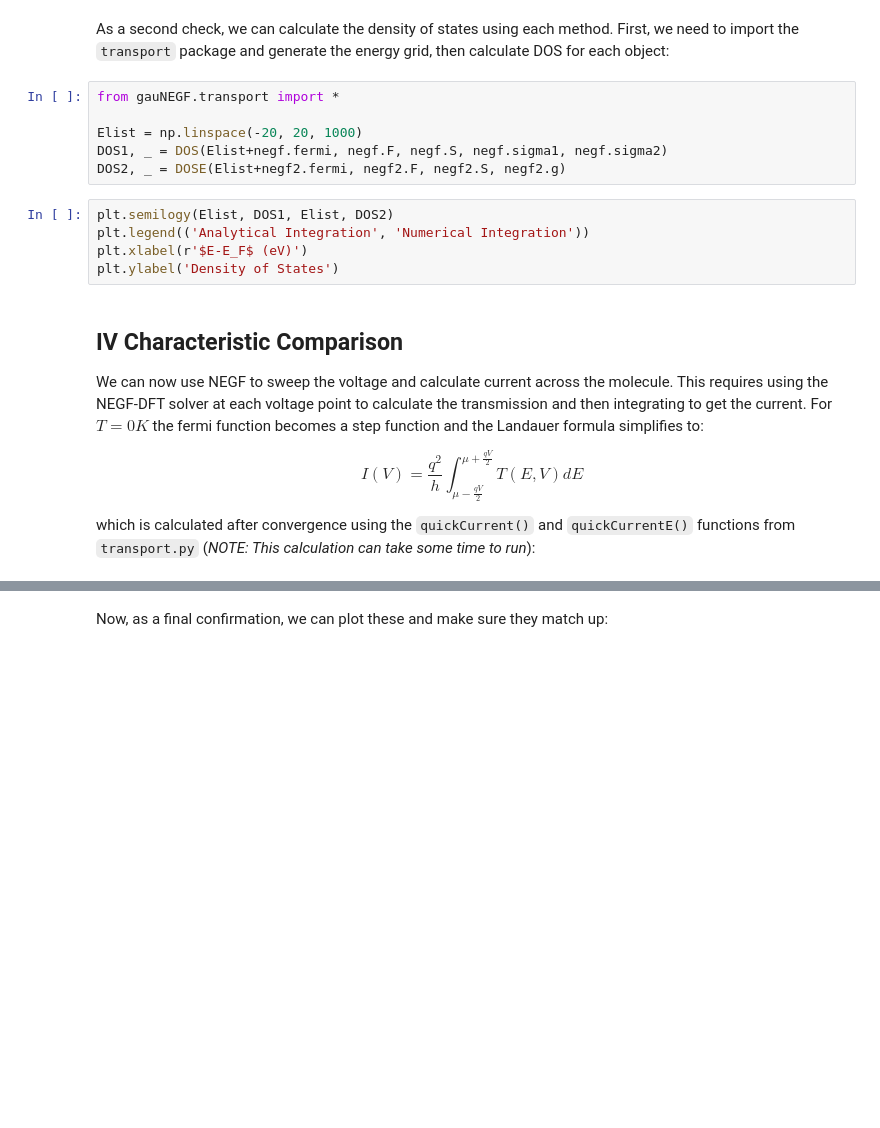
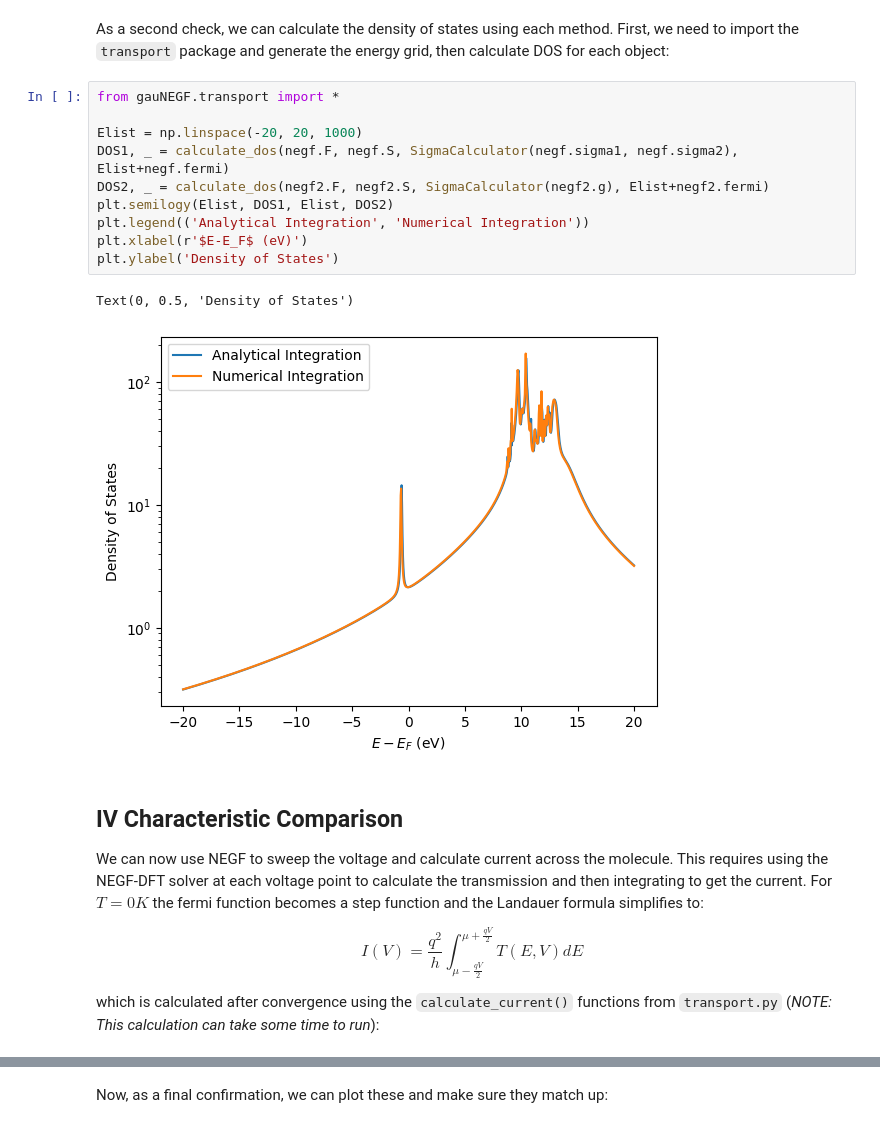
Before and after one commit to wliverno/GauNEGF, a Jupyter notebook: examples/IntegralDemo.ipynb, the cells around one changed output, grey strips where cells are left out. Drawn from its saved outputs; the diff is of its cells as text; blank space fills up the shorter version.

```diff
--- a/examples/IntegralDemo.ipynb
+++ b/examples/IntegralDemo.ipynb
@@ -141,14 +234,16 @@ As a second check, we can calculate the density of states using each method. Fir
 # %%
 from gauNEGF.transport import *
 
 Elist = np.linspace(-20, 20, 1000)
-DOS1, _ = DOS(Elist+negf.fermi, negf.F, negf.S, negf.sigma1, negf.sigma2)
-DOS2, _ = DOSE(Elist+negf2.fermi, negf2.F, negf2.S, negf2.g)
+DOS1, _ = calculate_dos(negf.F, negf.S, SigmaCalculator(negf.sigma1, negf.sigma2), Elist+negf.fermi)
+DOS2, _ = calculate_dos(negf2.F, negf2.S, SigmaCalculator(negf2.g), Elist+negf2.fermi)
+plt.semilogy(Elist, DOS1, Elist, DOS2)
+plt.legend(('Analytical Integration', 'Numerical Integration'))
+plt.xlabel(r'$E-E_F$ (eV)')
+plt.ylabel('Density of States')
+# %% [output]
+Text(0, 0.5, 'Density of States')
+[figure, added]
-# %%
-plt.semilogy(Elist, DOS1, Elist, DOS2)
-plt.legend(('Analytical Integration', 'Numerical Integration'))
-plt.xlabel(r'$E-E_F$ (eV)')
-plt.ylabel('Density of States')
 # %% [markdown]
 ## IV Characteristic Comparison
 
@@ -158,5 +253,5 @@ $$
 I(V)= \frac{q^2}{h}\int_{\mu - \frac{qV}{2}}^{\mu + \frac{qV}{2}} T(E, V) dE
 $$
 
-which is calculated after convergence using the `quickCurrent()` and `quickCurrentE()` functions from `transport.py` (_NOTE: This calculation can take some time to run_):
+which is calculated after convergence using the `calculate_current()` functions from `transport.py` (_NOTE: This calculation can take some time to run_):
 # %%
```
Also changed, not shown: parts of 14 cells of this notebook, 3 other files.
